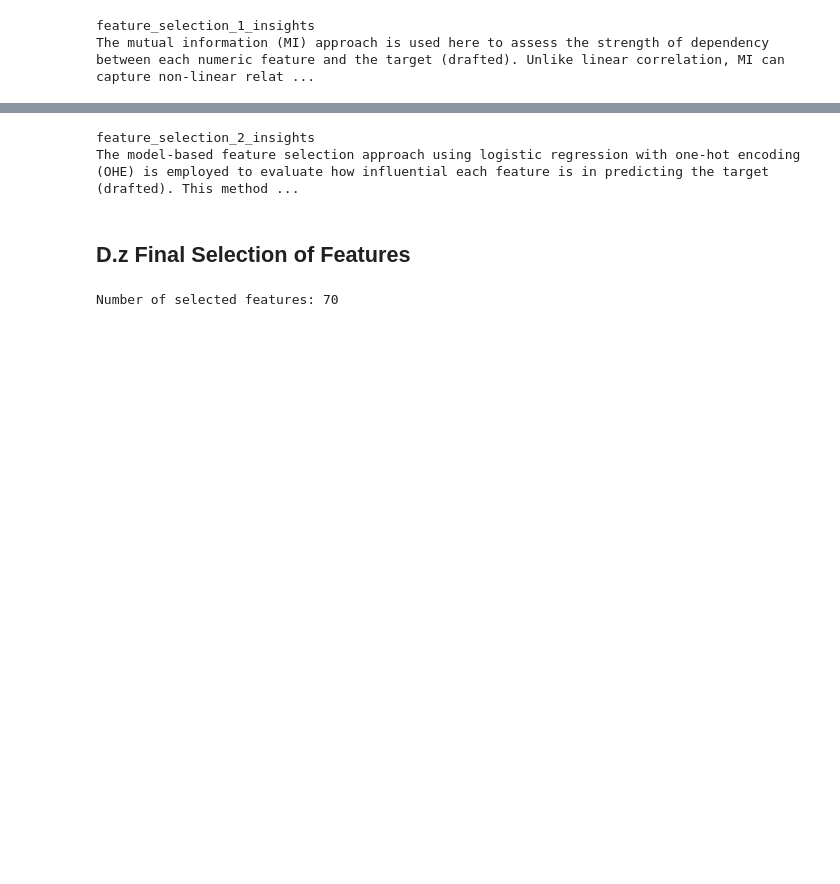
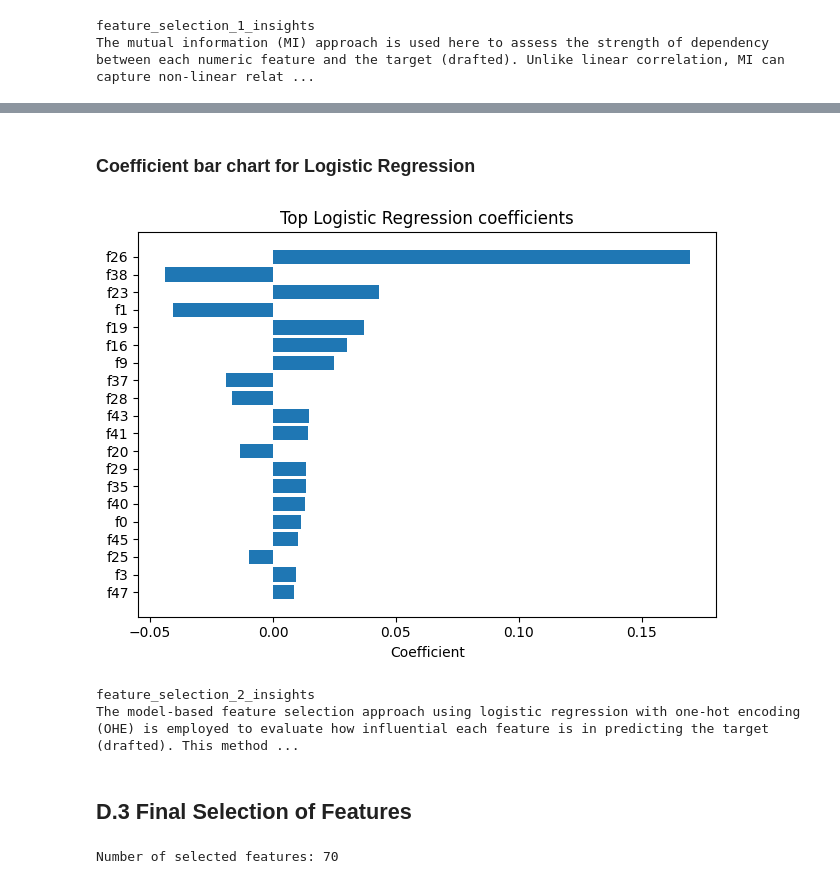
Before and after one commit to NaynaJahan/Performance-Analysis-in-NBA-Draft, a Jupyter notebook: notebooks/36120-25SP-AT1-12-25238736-experiment0.ipynb, the cells around one changed output, grey strips where cells are left out. Saved outputs shown, nothing was run; the diff lists cells and outputs as text; code cells hidden in the pictures; blank space fills up the shorter version.

```diff
--- a/notebooks/36120-25SP-AT1-12-25238736-experiment0.ipynb
+++ b/notebooks/36120-25SP-AT1-12-25238736-experiment0.ipynb
@@ -603,3 +626,30 @@ display(imp_df.head(30))
+# %% [markdown]
+### Coefficient bar chart for Logistic Regression
+# %%
+try:
+    from sklearn.linear_model import LogisticRegression
+    clf = EST.named_steps.get("clf", EST)
+    is_logit = isinstance(clf, LogisticRegression)
+
+    if is_logit:
+        try:
+            feat_names = EST.named_steps["pre"].get_feature_names_out()
+        except Exception:
+            Xt = EST.named_steps["pre"].transform(X_train.drop(columns=[ID_COL], errors="ignore"))
+            feat_names = np.array([f"f{i}" for i in range(Xt.shape[1])])
+
+        coefs = clf.coef_.ravel()
+        top = np.argsort(np.abs(coefs))[-20:]
+        plt.figure()
+        plt.barh(feat_names[top], coefs[top])
+        plt.xlabel("Coefficient")
+        plt.title("Top Logistic Regression coefficients")
+        plt.tight_layout()
+        plt.show()
+except Exception as e:
+    print("Skipped logistic coefficients plot:", e)
+# %% [output]
+[figure, added]
 # %%
 feature_selection_2_insights = """
 The model-based feature selection approach using logistic regression with one-hot encoding (OHE) is employed to evaluate how influential each feature is in predicting the target (drafted). This method is valuable because it reflects feature importance within the context of a trained model, considering interactions between variables and how they contribute to decision boundaries. Unlike mutual information, which is univariate, this technique captures multivariate relationships and is sensitive to model fit.
@@ -610,7 +660,7 @@ print_tile(size="h3", key='feature_selection_2_insights', value=feature_selectio
 feature_selection_2_insights
 The model-based feature selection approach using logistic regression with one-hot encoding (OHE) is employed to evaluate how influential each feature is in predicting the target (drafted). This method ...
 # %% [markdown]
-## D.z Final Selection of Features
+## D.3 Final Selection of Features
 # %%
 features_list = [c for c in X_all.columns if c != ID_COL]
 print("Number of selected features:", len(features_list))
```
Also changed, not shown: parts of 21 cells of this notebook, 1 other file.
